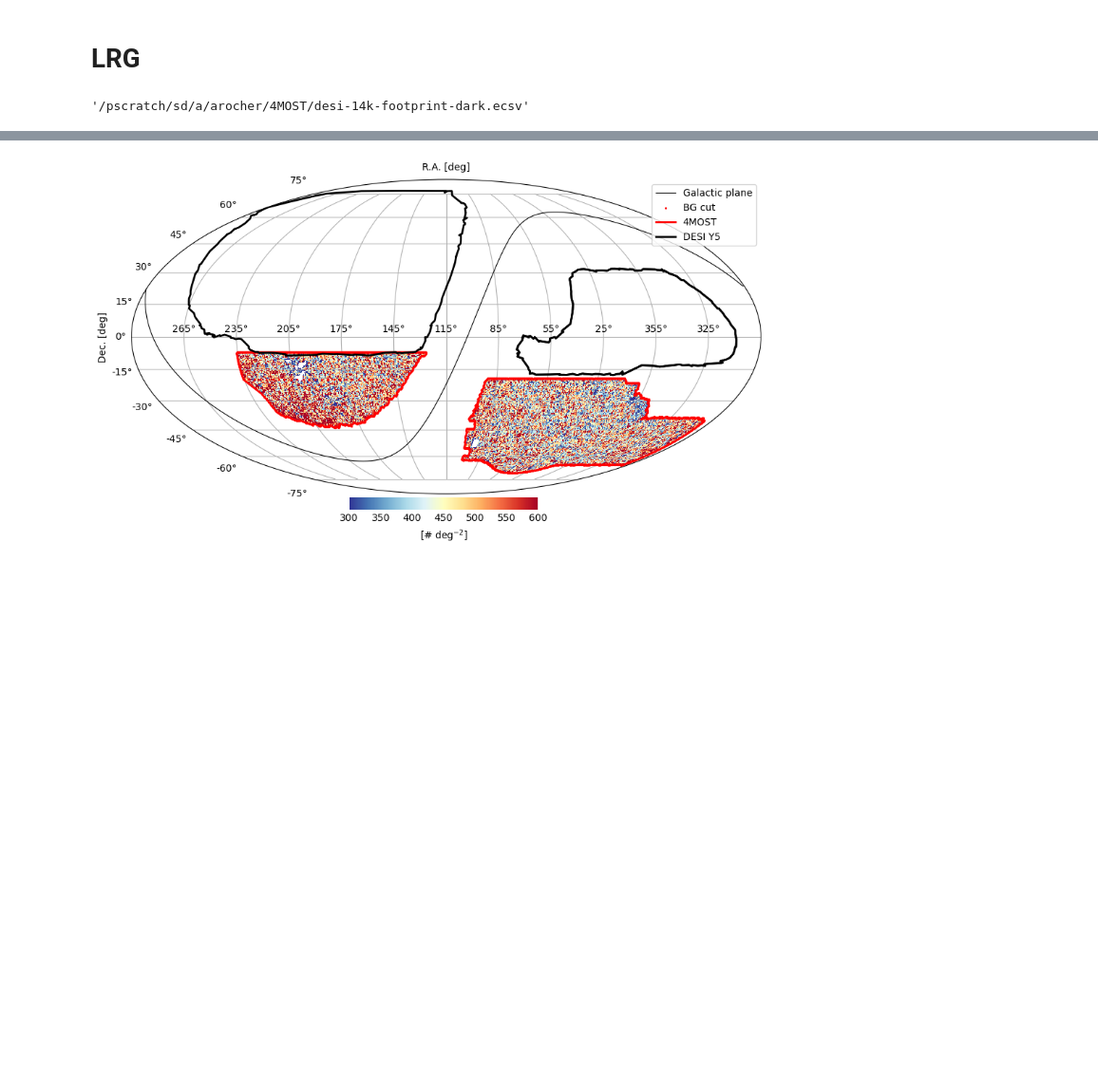
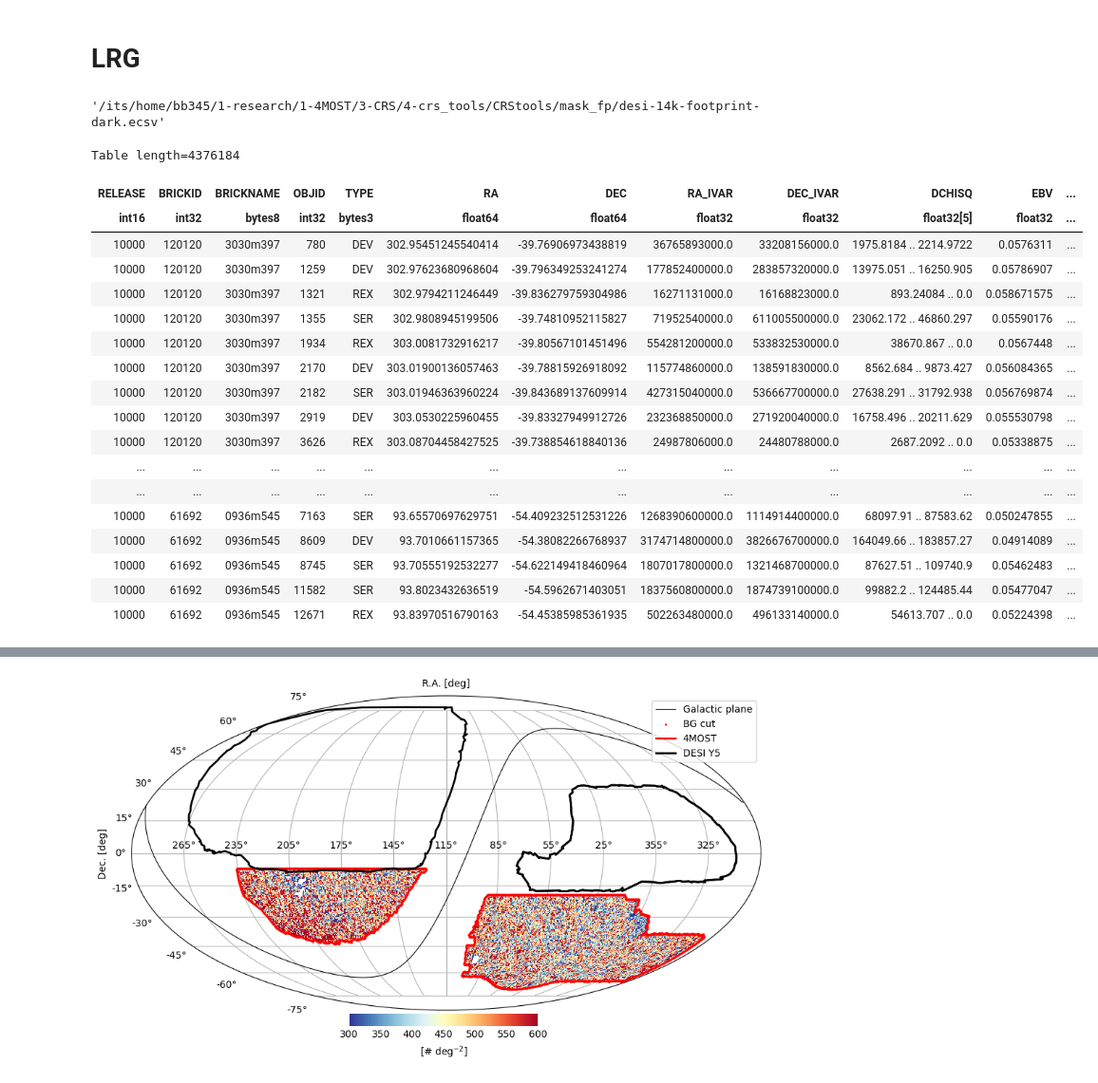
Before and after one commit to 4most-crs/4MOST_CRS_tools, a Jupyter notebook: CRStools/Tutorial_4most_CRS_footprint.ipynb, the cells around one changed output, grey strips where cells are left out. Shown at 95% size. Saved outputs shown, nothing was run; the diff lists cells and outputs as text; code cells hidden in the pictures; blank space fills up the shorter version.

```diff
--- a/CRStools/Tutorial_4most_CRS_footprint.ipynb
+++ b/CRStools/Tutorial_4most_CRS_footprint.ipynb
@@ -11,6 +11,28 @@ target_4m_lrg = Catalog.read('/pscratch/sd/a/arocher/4MOST/target_lrg_4most_v2.f
 # %%
 import os
-mask_dir='/pscratch/sd/a/arocher/4MOST/'
+mask_dir='/its/home/bb345/1-research/1-4MOST/3-CRS/4-crs_tools/CRStools/mask_fp'
 os.path.join(mask_dir,"desi-14k-footprint-dark.ecsv")
 # %% [output]
-'/pscratch/sd/a/arocher/4MOST/desi-14k-footprint-dark.ecsv'
+'/its/home/bb345/1-research/1-4MOST/3-CRS/4-crs_tools/CRStools/mask_fp/desi-14k-footprint-dark.ecsv'
+# %%
+target_4m_lrg
+# %% [output]
+Table length=4376184
+| RELEASE | BRICKID | BRICKNAME | OBJID | TYPE | RA | DEC | RA_IVAR | DEC_IVAR | DCHISQ | EBV | ... |
+| int16 | int32 | bytes8 | int32 | bytes3 | float64 | float64 | float32 | float32 | float32[5] | float32 | ... |
+| 10000 | 120120 | 3030m397 | 780 | DEV | 302.95451245540414 | -39.76906973438819 | 36765893000.0 | 33208156000.0 | 1975.8184 .. 2214.9722 | 0.0576311 | ... |
+| 10000 | 120120 | 3030m397 | 1259 | DEV | 302.97623680968604 | -39.796349253241274 | 177852400000.0 | 283857320000.0 | 13975.051 .. 16250.905 | 0.05786907 | ... |
+| 10000 | 120120 | 3030m397 | 1321 | REX | 302.9794211246449 | -39.836279759304986 | 16271131000.0 | 16168823000.0 | 893.24084 .. 0.0 | 0.058671575 | ... |
+| 10000 | 120120 | 3030m397 | 1355 | SER | 302.9808945199506 | -39.74810952115827 | 71952540000.0 | 611005500000.0 | 23062.172 .. 46860.297 | 0.05590176 | ... |
+| 10000 | 120120 | 3030m397 | 1934 | REX | 303.0081732916217 | -39.80567101451496 | 554281200000.0 | 533832530000.0 | 38670.867 .. 0.0 | 0.0567448 | ... |
+| 10000 | 120120 | 3030m397 | 2170 | DEV | 303.01900136057463 | -39.78815926918092 | 115774860000.0 | 138591830000.0 | 8562.684 .. 9873.427 | 0.056084365 | ... |
+| 10000 | 120120 | 3030m397 | 2182 | SER | 303.01946363960224 | -39.843689137609914 | 427315040000.0 | 536667700000.0 | 27638.291 .. 31792.938 | 0.056769874 | ... |
+| 10000 | 120120 | 3030m397 | 2919 | DEV | 303.0530225960455 | -39.83327949912726 | 232368850000.0 | 271920040000.0 | 16758.496 .. 20211.629 | 0.055530798 | ... |
+| 10000 | 120120 | 3030m397 | 3626 | REX | 303.08704458427525 | -39.738854618840136 | 24987806000.0 | 24480788000.0 | 2687.2092 .. 0.0 | 0.05338875 | ... |
+| ... | ... | ... | ... | ... | ... | ... | ... | ... | ... | ... | ... |
+| ... | ... | ... | ... | ... | ... | ... | ... | ... | ... | ... | ... |
+| 10000 | 61692 | 0936m545 | 7163 | SER | 93.65570697629751 | -54.409232512531226 | 1268390600000.0 | 1114914400000.0 | 68097.91 .. 87583.62 | 0.050247855 | ... |
+| 10000 | 61692 | 0936m545 | 8609 | DEV | 93.7010661157365 | -54.38082266768937 | 3174714800000.0 | 3826676700000.0 | 164049.66 .. 183857.27 | 0.04914089 | ... |
+| 10000 | 61692 | 0936m545 | 8745 | SER | 93.70555192532277 | -54.622149418460964 | 1807017800000.0 | 1321468700000.0 | 87627.51 .. 109740.9 | 0.05462483 | ... |
+| 10000 | 61692 | 0936m545 | 11582 | SER | 93.8023432636519 | -54.5962671403051 | 1837560800000.0 | 1874739100000.0 | 99882.2 .. 124485.44 | 0.05477047 | ... |
+| 10000 | 61692 | 0936m545 | 12671 | REX | 93.83970516790163 | -54.45385985361935 | 502263480000.0 | 496133140000.0 | 54613.707 .. 0.0 | 0.05224398 | ... |
```
Also changed, not shown: parts of 8 cells of this notebook, 10 other files.
